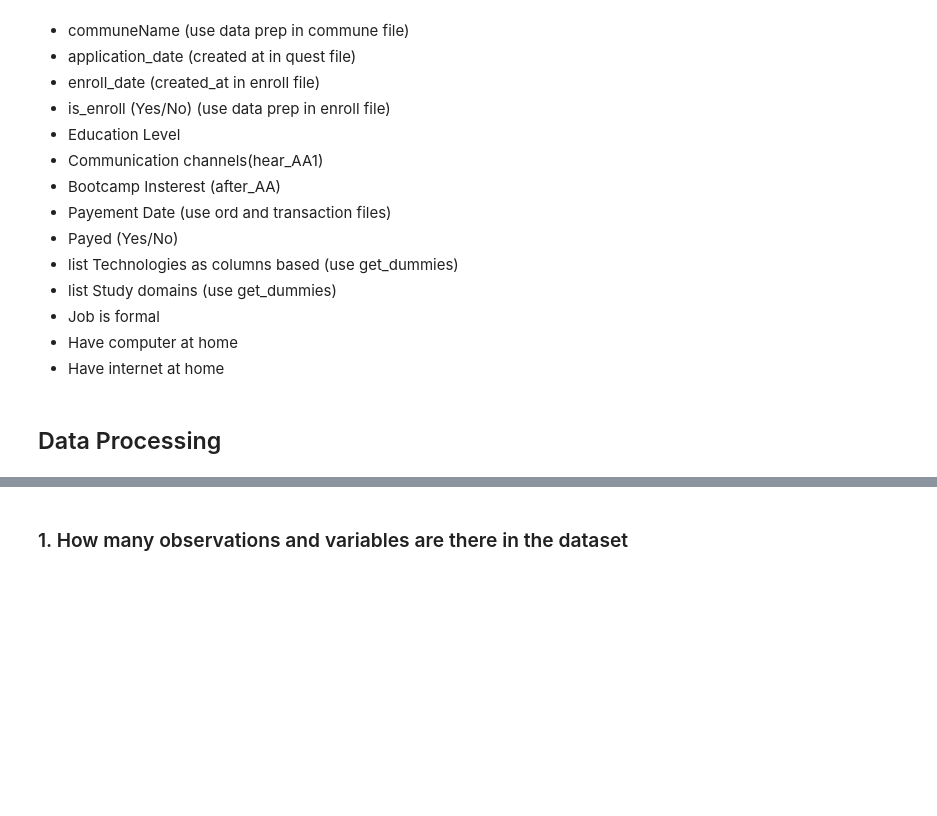
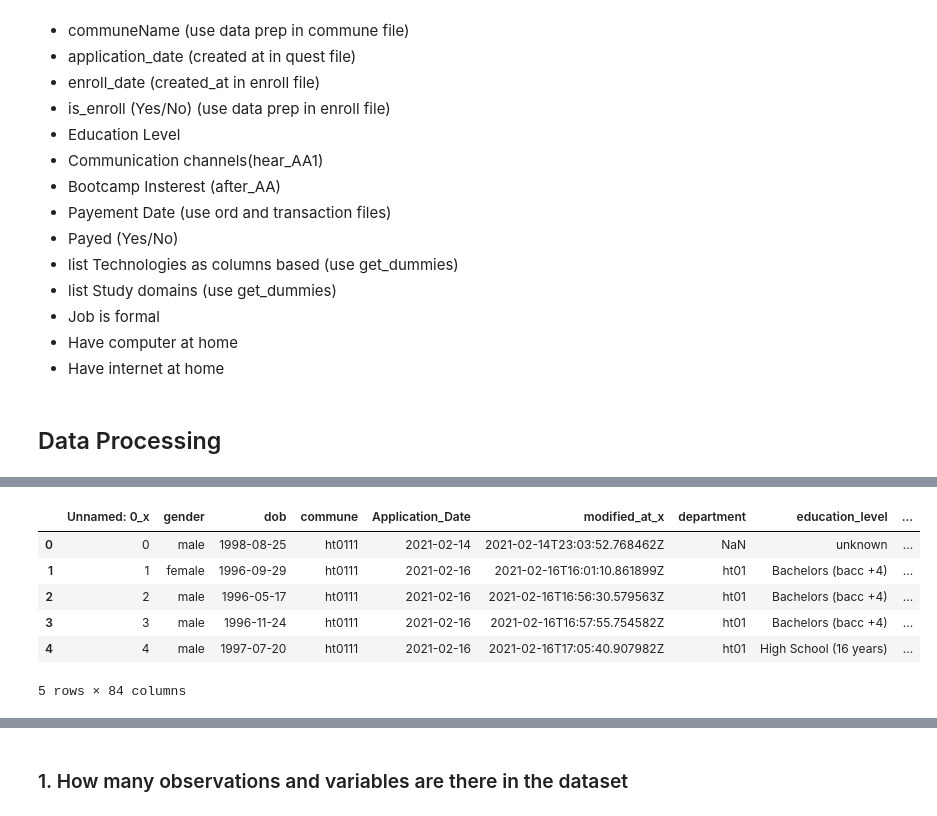
Before and after one commit to Thermoris1212/Project-Math-and-Prob, a Jupyter notebook: data.ipynb, the cells around one changed output, grey strips where cells are left out. Drawn from its saved outputs; the diff is of its cells as text; code cells hidden in the pictures; blank space fills up the shorter version.

```diff
--- a/data.ipynb
+++ b/data.ipynb
@@ -59,9 +138,14 @@ technologyok2 = technologyok1.groupby("quest_id").sum()
 # list industry (use get_dummies)
 industryok1= pd.get_dummies(industry[["key", "quest_id", "values"]], columns=['values'], prefix="", prefix_sep="")
 industryok2= industryok1.groupby("quest_id").sum()
+# %%
+
+# Format to date
+transaction.moncash_date = pd.to_datetime(transaction.moncash_date).dt.tz_localize(None)
+ord.credit_card_date= pd.to_datetime(ord.credit_card_date).dt.tz_localize(None)
 # %%
 # Merge Tables by "quest_id"
-resultok=pd.merge(left=quest, right=enroll[["user_id","percentage_completed",'quest_id']], how = 'left',on='quest_id')
-resultok1=pd.merge(left=resultok, right=study_domainok2, how = 'left',on='quest_id')
-resultok2=pd.merge(left=resultok1, right=technologyok2, how = 'left',on='quest_id')
-resultok3=pd.merge(left=resultok2, right=industryok2, how = 'left',on='quest_id')
+querry0=pd.merge(left=quest, right=enroll, how = 'left',on='quest_id')
+querry1=pd.merge(left=querry0, right=study_domainok2, how = 'left',on='quest_id')
+querry2=pd.merge(left=querry1, right=technologyok2, how = 'left',on='quest_id')
+querry4=pd.merge(left=querry2, right=industryok2, how = 'left',on='quest_id')
@@ -68,5 +175,18 @@ resultok3=pd.merge(left=resultok2, right=industryok2, how = 'left',on='quest_id'
 # %%
 #Merge "transaction" by "user_id"
-resultok5 = pd.merge(left=resultok4, right=transaction[['user_id','transaction_id']], how = 'left',on='user_id')
+querry5 = pd.merge(left=querry4, right=transaction, how = 'left',on='user_id')
 #Merge "Ord" by "quest_id"
-resultok6 = pd.merge(left=resultok5, right=ord[['status',"amount_dollars",'quest_id']], how = 'left',on='quest_id')
+querry6 = pd.merge(left=querry5, right=ord, how = 'left',on='quest_id')
+# %%
+#rename columns in result6 file
+querry6.rename(columns={"hear_AA_1":"communication_channel",'after_AA':"Bootcamp_Interest",'other_x':"Others_Study_Domain",'other_y':"Others_Technologies",'other':"other_industry",'Commune_FR':"commune_name"}, inplace=True)
+# %%
+querry6.head()
+# %% [output]
+|  | Unnamed: 0_x | gender | dob | commune | Application_Date | modified_at_x | department | education_level | ... |
+| 0 | 0 | male | 1998-08-25 | ht0111 | 2021-02-14 | 2021-02-14T23:03:52.768462Z | NaN | unknown | ... |
+| 1 | 1 | female | 1996-09-29 | ht0111 | 2021-02-16 | 2021-02-16T16:01:10.861899Z | ht01 | Bachelors (bacc +4) | ... |
+| 2 | 2 | male | 1996-05-17 | ht0111 | 2021-02-16 | 2021-02-16T16:56:30.579563Z | ht01 | Bachelors (bacc +4) | ... |
+| 3 | 3 | male | 1996-11-24 | ht0111 | 2021-02-16 | 2021-02-16T16:57:55.754582Z | ht01 | Bachelors (bacc +4) | ... |
+| 4 | 4 | male | 1997-07-20 | ht0111 | 2021-02-16 | 2021-02-16T17:05:40.907982Z | ht01 | High School (16 years) | ... |
+5 rows × 84 columns
```
Also changed, not shown: parts of 39 cells of this notebook.
